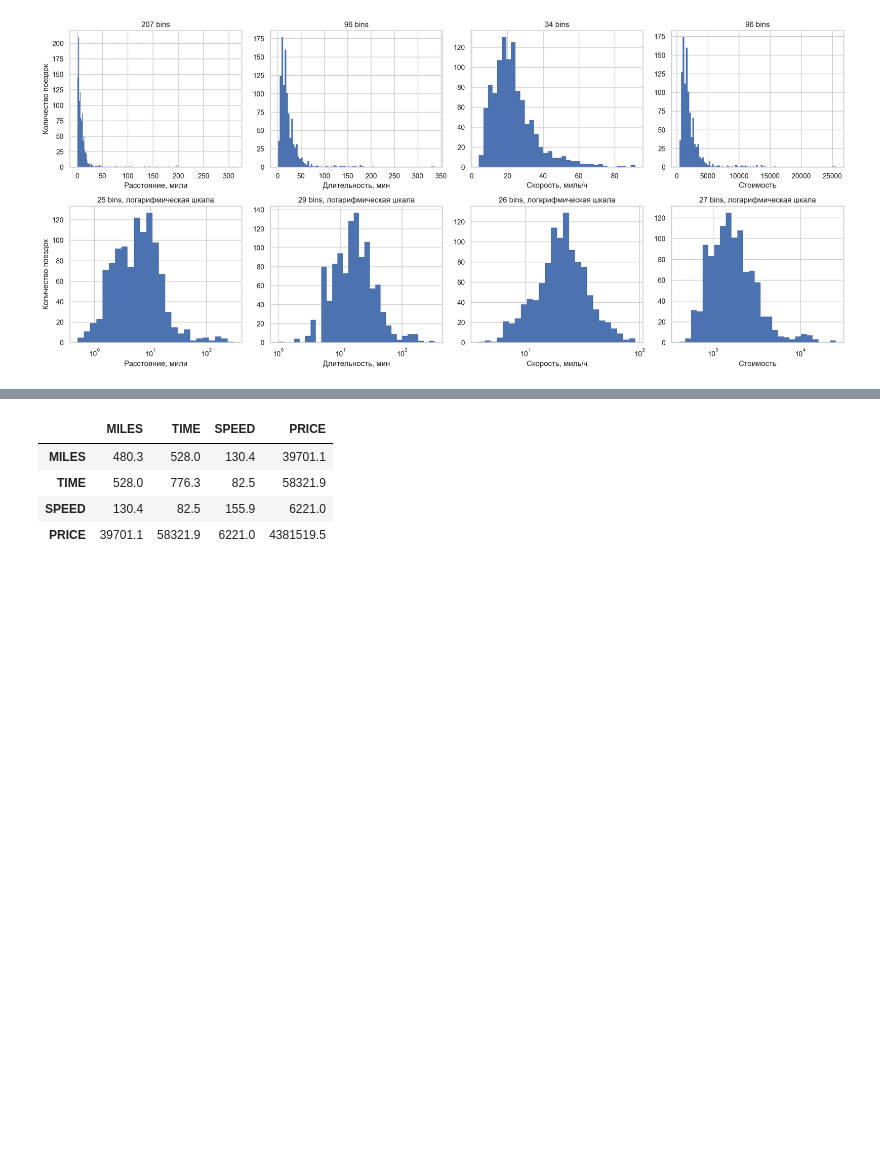
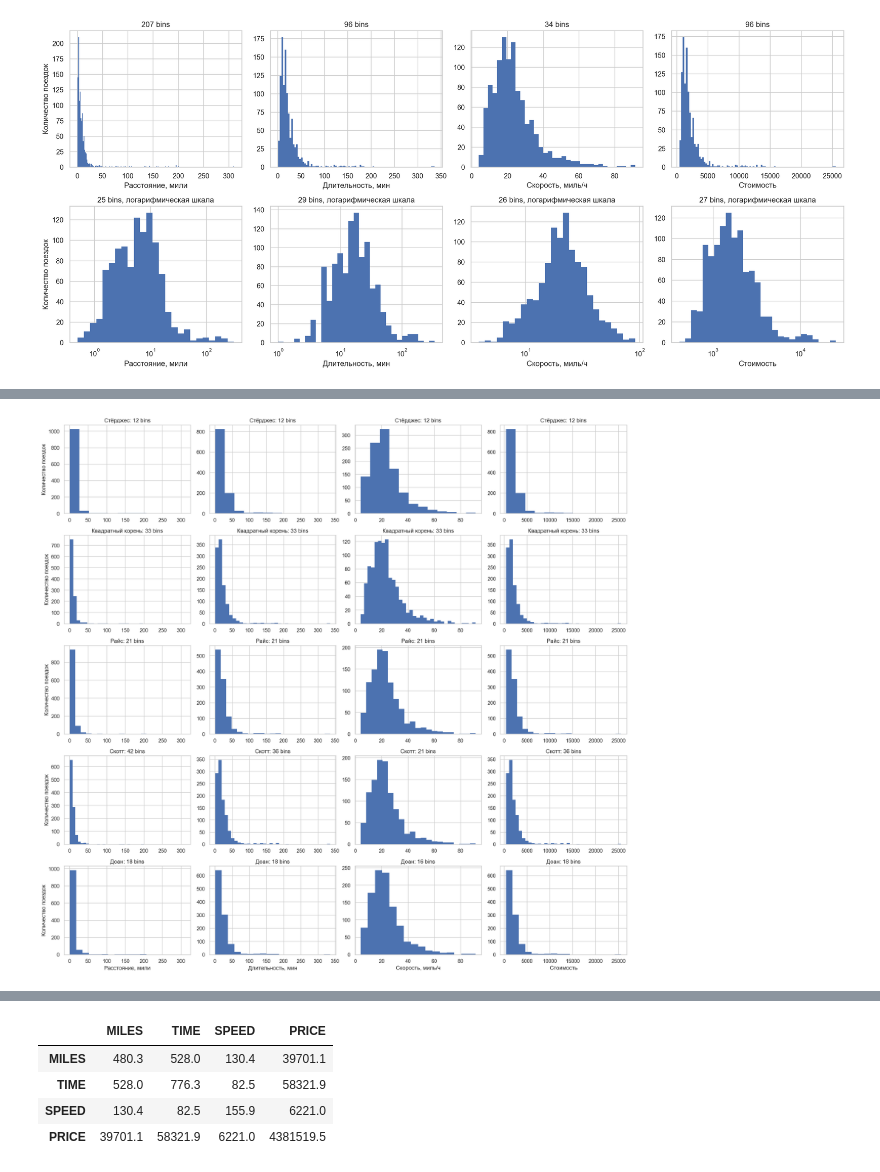
Before and after one commit to Echways/ItDA, a Jupyter notebook: lab-2/ЛР2_Моисеев_1.ipynb, the cells around one changed output, grey strips where cells are left out. Cells and saved outputs as stored; diff of their text form; code cells hidden in the pictures; blank space fills up the shorter version.

```diff
--- a/lab-2/ЛР2_Моисеев_1.ipynb
+++ b/lab-2/ЛР2_Моисеев_1.ipynb
@@ -216,0 +274,23 @@ plt.show()
+# %%
+def plot_histograms(log_scale):
+    rules = [rule for rule in BIN_RULES if rule != 'fd']
+    fig, axes = plt.subplots(len(rules), len(NUMERIC), figsize=(18, 17))
+
+    for row, rule in zip(axes, rules):
+        for ax, column in zip(row, NUMERIC):
+            bins = bin_edges(trips[column], rule, log_scale)
+            ax.hist(trips[column], bins=bins, linewidth=0)
+            ax.set(title=f'{BIN_RULES[rule]}: {len(bins) - 1} bins',
+                   xscale='log' if log_scale else 'linear')
+        row[0].set_ylabel('Количество поездок')
+
+    for ax, column in zip(axes[-1], NUMERIC):
+        ax.set_xlabel(LABELS[column])
+
+    fig.tight_layout()
+    plt.show()
+
+
+plot_histograms(log_scale=False)
+# %% [output]
+[figure, added]
```
Also changed, not shown: parts of 30 cells of this notebook, 22 other files.
